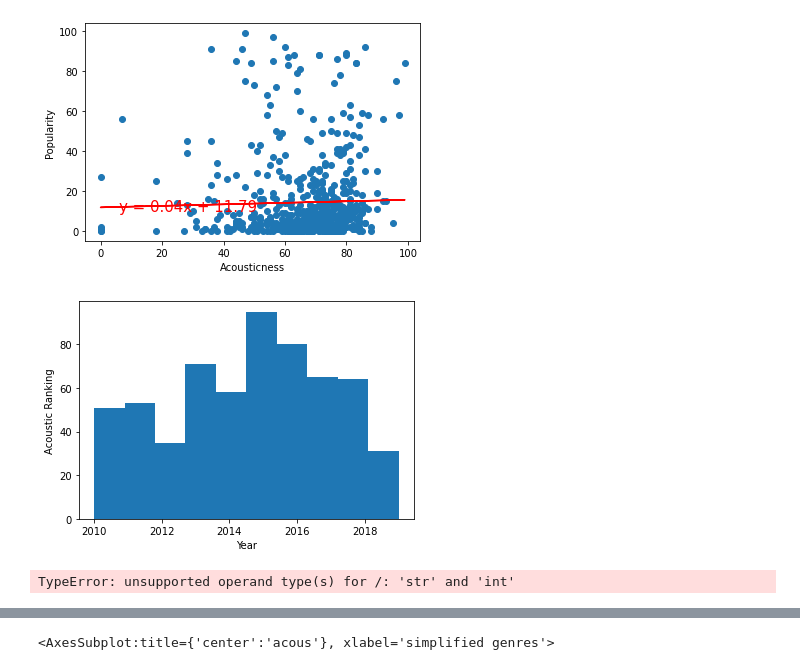
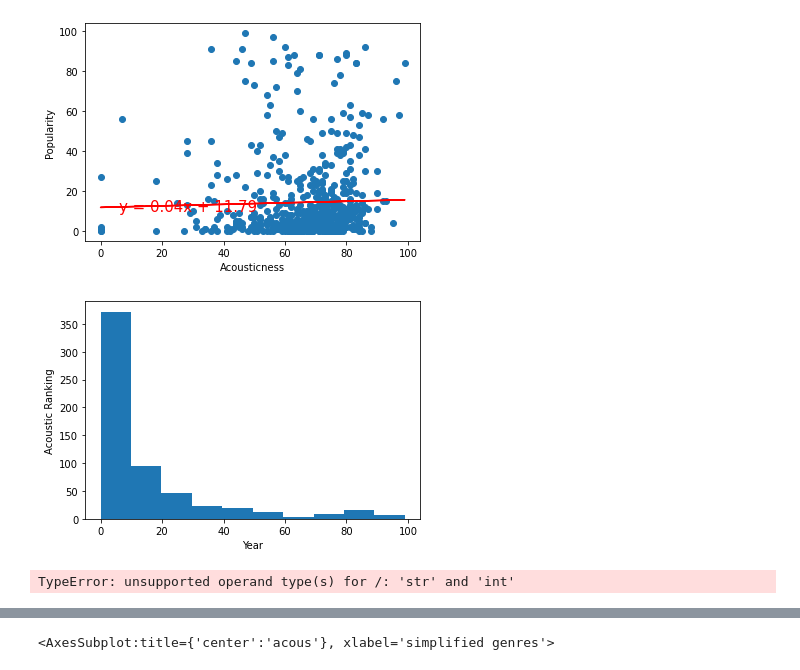
Before and after one commit to Boyder3113/Project_1, a Jupyter notebook: acoustic_data-checkpoint.ipynb, the cells around one changed output, grey strips where cells are left out. Drawn from its saved outputs; the diff is of its cells as text; code cells hidden in the pictures.

```diff
--- a/acoustic_data-checkpoint.ipynb
+++ b/acoustic_data-checkpoint.ipynb
@@ -186,11 +168,11 @@ The r-squared is 0.0007130787091916987
 [figure]
 # %%
 # Attempt to make history gram
-plt.hist(acoustic_df['year'])
+plt.hist(acoustic_df['acous'])
 plt.xlabel('Year')
 plt.ylabel('Acoustic Ranking')
 plt.show()
-print(sts.normaltest(acoustic_df.sample(50)))
+print(sts.normaltest(acoustic_df.sample()))
 # %% [output]
-[figure, old version]
+[figure, new version]
 TypeError: unsupported operand type(s) for /: 'str' and 'int'
```
Also changed, not shown: parts of 8 cells of this notebook, 5 other files.
